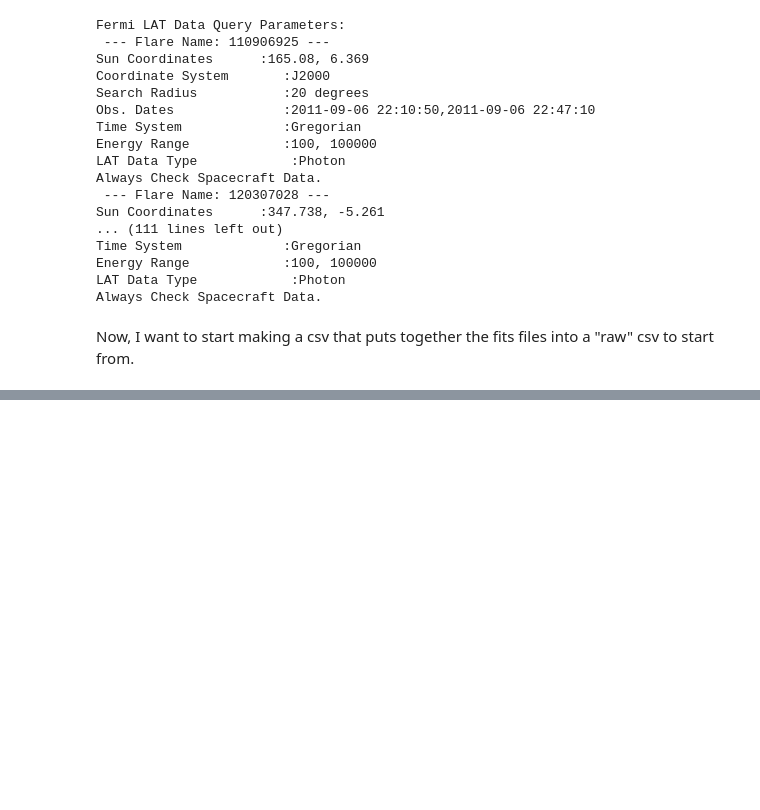
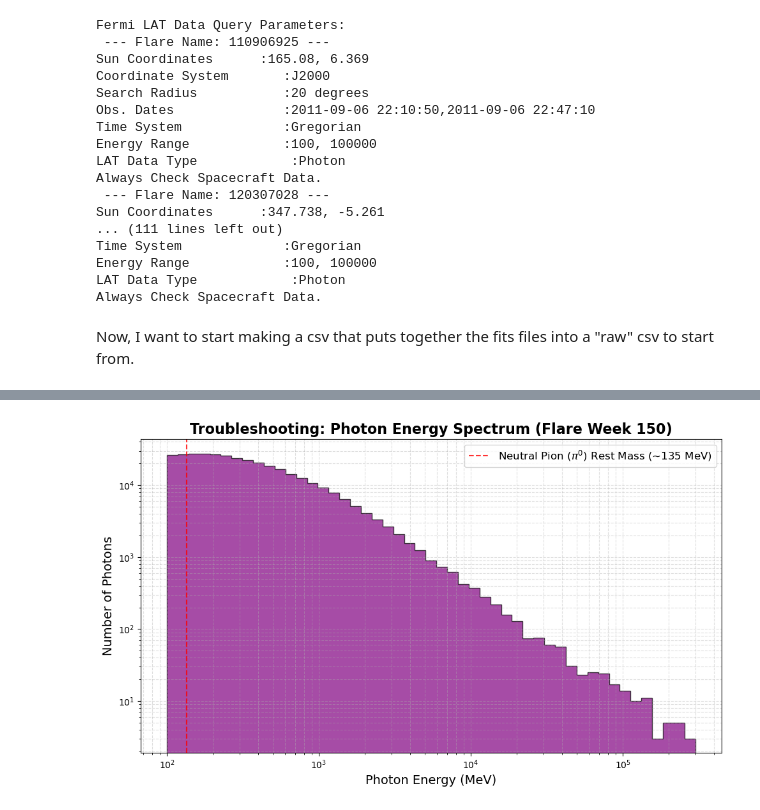
Before and after one commit to UwULeader/fermi_project, a Jupyter notebook: fermi/analysis.ipynb, the cells around one changed output, grey strips where cells are left out. Cells and saved outputs as stored; diff of their text form; code cells hidden in the pictures; blank space fills up the shorter version.

```diff
--- a/fermi/analysis.ipynb
+++ b/fermi/analysis.ipynb
@@ -151,0 +229,49 @@ Wrote 12 records to data/fits/raw/rawdata.csv
+# %%
+import numpy as np
+import matplotlib.pyplot as plt
+from astropy.io import fits
+import os
+
+# 1. Define the specific flare week to analyze
+week_to_analyze = '150'
+photon_file = f'./flsf_photons/filtered_photons_w{week_to_analyze}.fits'
+
+# Failsafe check
+if not os.path.exists(photon_file):
+    print(f"Error: Could not find {photon_file}. Make sure you are in the right directory.")
+else:
+    # 2. Extract the Energy data from the FITS file
+    with fits.open(photon_file) as hdul:
+        # Fermi stores energy in MeV
+        energies = hdul['EVENTS'].data['ENERGY']
+
+    # 3. Set up the logarithmic bins (100 MeV to 300,000 MeV / 300 GeV)
+    min_energy = 100
+    max_energy = 300000
+    bins = np.logspace(np.log10(min_energy), np.log10(max_energy), 50)
+
+    # 4. Create the plot
+    plt.figure(figsize=(10, 6))
+
+    # Plot the histogram (Merged into one line to prevent copy-paste errors!)
+    counts, bin_edges, _ = plt.hist(energies, bins=bins, histtype='stepfilled', color='purple', alpha=0.7, edgecolor='black')
+
+    # 5. Formatting the axes to highlight the physics
+    plt.xscale('log')
+    plt.yscale('log')
+
+    plt.title(f'Troubleshooting: Photon Energy Spectrum (Flare Week {week_to_analyze})', fontsize=16, fontweight='bold')
+    plt.xlabel('Photon Energy (MeV)', fontsize=14)
+    plt.ylabel('Number of Photons', fontsize=14)
+
+    # Add a vertical line around ~135 MeV (rest mass of neutral pion)
+    plt.axvline(x=135, color='red', linestyle='--', alpha=0.8, label='Neutral Pion ($\\pi^0$) Rest Mass (~135 MeV)')
+
+    plt.grid(True, which="both", ls="--", alpha=0.4)
+    plt.legend(fontsize=12)
+    plt.tight_layout()
+
+    # Show the plot
+    plt.show()
+# %% [output]
+[figure, added]
```
Also changed, not shown: parts of 4 cells of this notebook, 9 other files.
